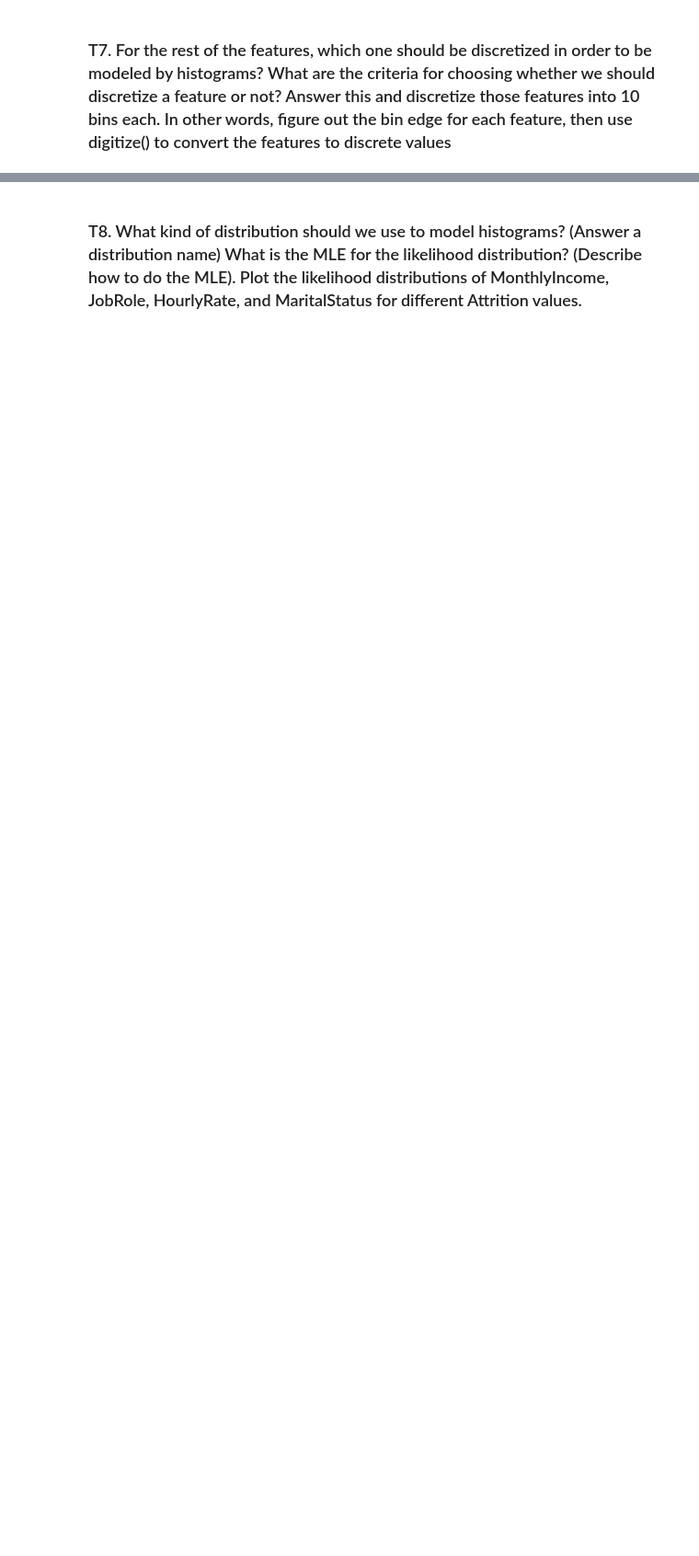
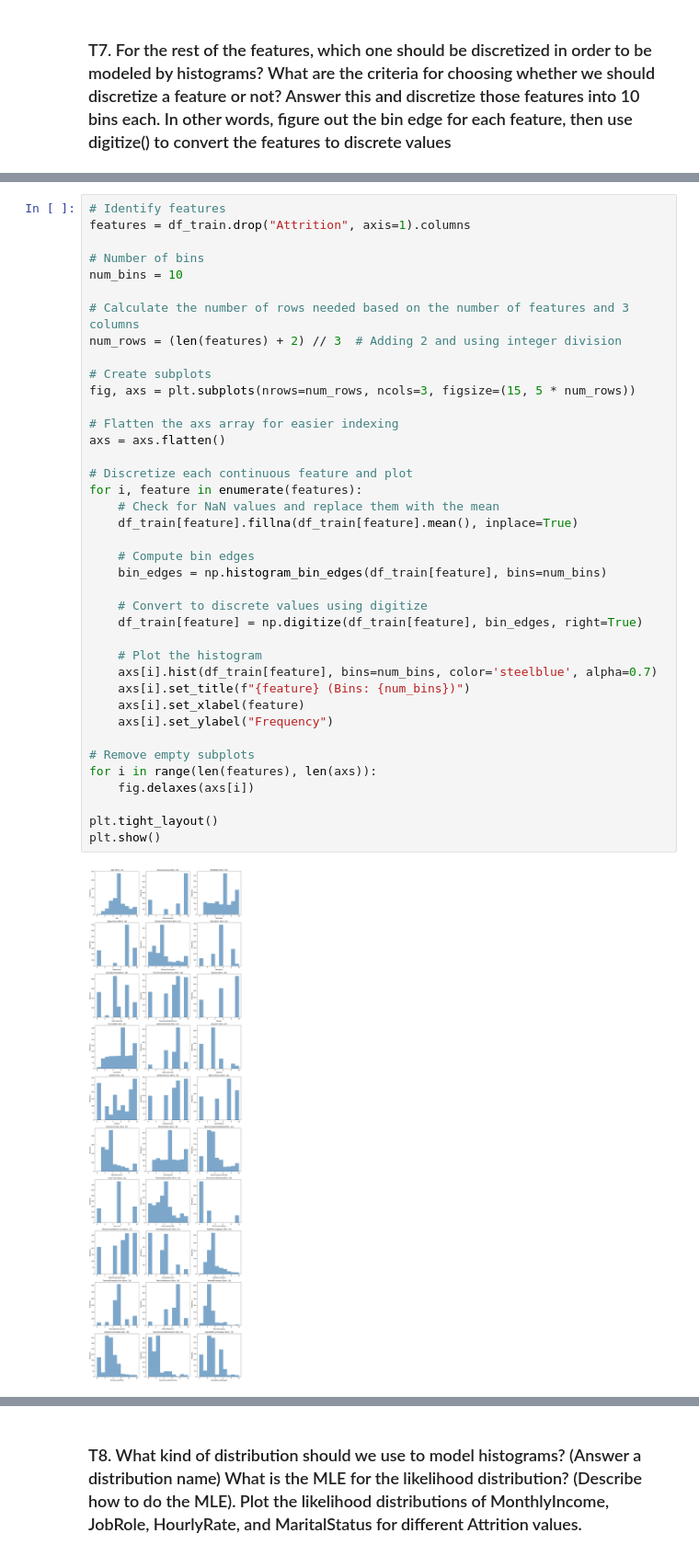
Before and after one commit to pupipatsk/Pattern-Recognition, a Jupyter notebook: HW/HW02/HW2_EmployeeAttritionPrediction.ipynb, the cells around one changed output, grey strips where cells are left out. Shown: that part at 92% size. Drawn from its saved outputs; the diff is of its cells as text; blank space fills up the shorter version.

```diff
--- a/HW/HW02/HW2_EmployeeAttritionPrediction.ipynb
+++ b/HW/HW02/HW2_EmployeeAttritionPrediction.ipynb
@@ -129,0 +170,41 @@ Total number of zero bins: 11
+# %%
+# Identify features
+features = df_train.drop("Attrition", axis=1).columns
+
+# Number of bins
+num_bins = 10
+
+# Calculate the number of rows needed based on the number of features and 3 columns
+num_rows = (len(features) + 2) // 3  # Adding 2 and using integer division
+
+# Create subplots
+fig, axs = plt.subplots(nrows=num_rows, ncols=3, figsize=(15, 5 * num_rows))
+
+# Flatten the axs array for easier indexing
+axs = axs.flatten()
+
+# Discretize each continuous feature and plot
+for i, feature in enumerate(features):
+    # Check for NaN values and replace them with the mean
+    df_train[feature].fillna(df_train[feature].mean(), inplace=True)
+
+    # Compute bin edges
+    bin_edges = np.histogram_bin_edges(df_train[feature], bins=num_bins)
+
+    # Convert to discrete values using digitize
+    df_train[feature] = np.digitize(df_train[feature], bin_edges, right=True)
+
+    # Plot the histogram
+    axs[i].hist(df_train[feature], bins=num_bins, color='steelblue', alpha=0.7)
+    axs[i].set_title(f"{feature} (Bins: {num_bins})")
+    axs[i].set_xlabel(feature)
+    axs[i].set_ylabel("Frequency")
+
+# Remove empty subplots
+for i in range(len(features), len(axs)):
+    fig.delaxes(axs[i])
+
+plt.tight_layout()
+plt.show()
+# %% [output]
+[figure, added]
```
Also changed, not shown: parts of 35 cells of this notebook, 1 other file.
